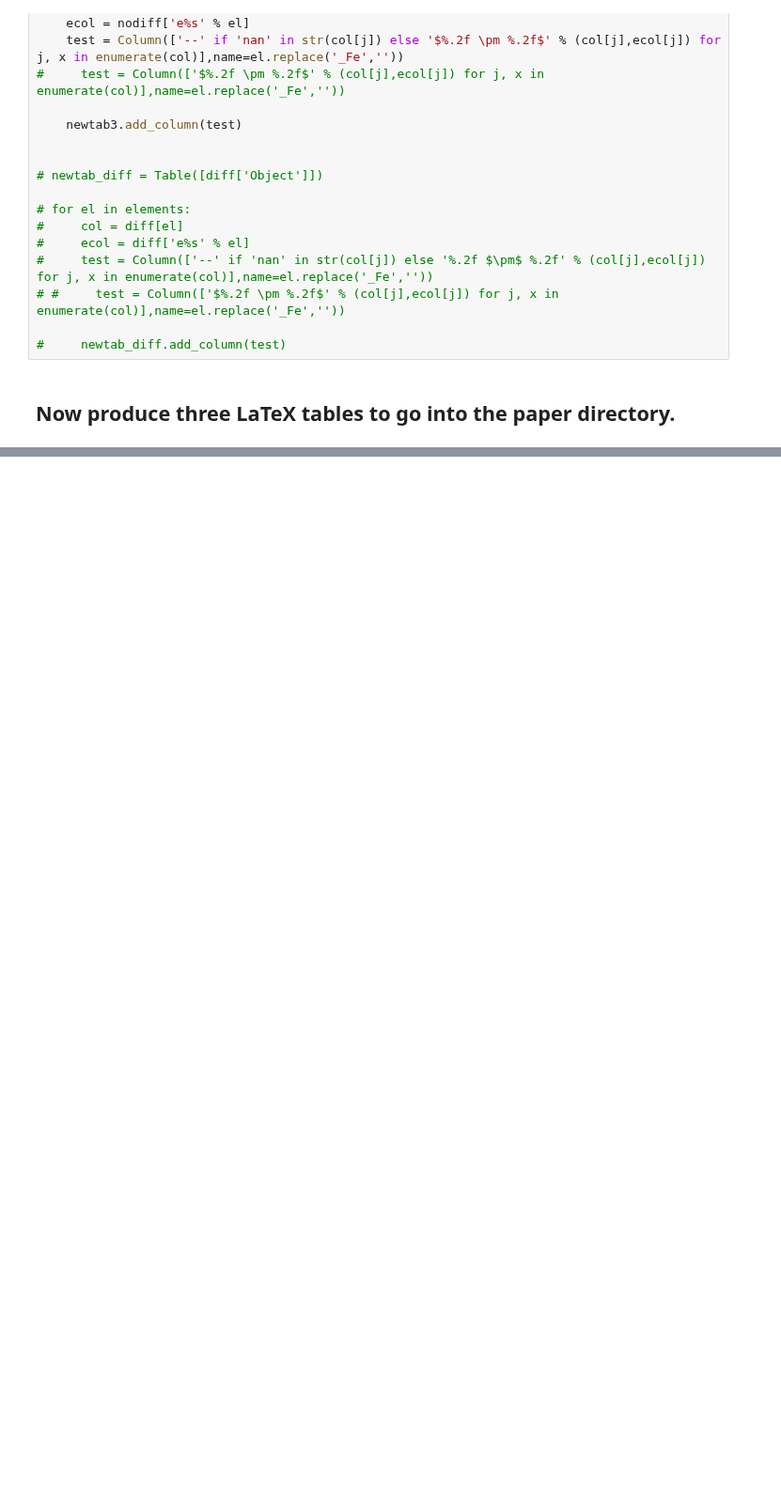
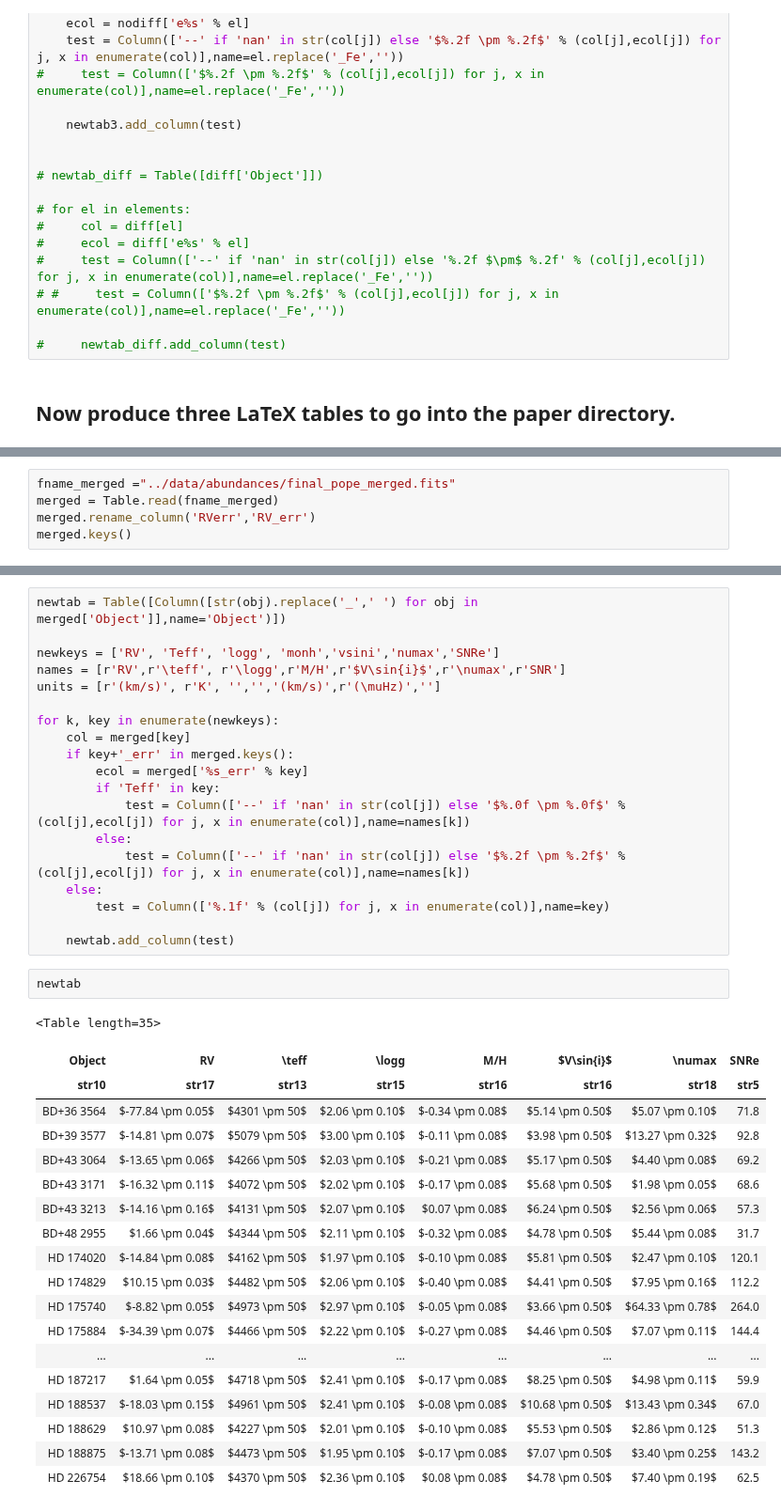
Before and after one commit to benjaminpope/smearcampaign, a Jupyter notebook: notebooks/read_abundances.ipynb, the cells around one changed output, grey strips where cells are left out. Shown at 94% size. Drawn from its saved outputs; the diff is of its cells as text; blank space fills up the shorter version.

```diff
--- a/notebooks/read_abundances.ipynb
+++ b/notebooks/read_abundances.ipynb
@@ -147,0 +150,5 @@ newtab3.write('../paper/abundances_3.tex',format='latex',latexdict=latexdict,cap
+# %%
+fname_merged ="../data/abundances/final_pope_merged.fits"
+merged = Table.read(fname_merged)
+merged.rename_column('RVerr','RV_err')
+merged.keys()
@@ -147,0 +173,41 @@ newtab3.write('../paper/abundances_3.tex',format='latex',latexdict=latexdict,cap
+# %%
+newtab = Table([Column([str(obj).replace('_',' ') for obj in merged['Object']],name='Object')])
+
+newkeys = ['RV', 'Teff', 'logg', 'monh','vsini','numax','SNRe']
+names = [r'RV',r'\teff', r'\logg',r'M/H',r'$V\sin{i}$',r'\numax',r'SNR']
+units = [r'(km/s)', r'K', '','','(km/s)',r'(\muHz)','']
+
+for k, key in enumerate(newkeys):
+    col = merged[key]
+    if key+'_err' in merged.keys():
+        ecol = merged['%s_err' % key]
+        if 'Teff' in key:
+            test = Column(['--' if 'nan' in str(col[j]) else '$%.0f \pm %.0f$' % (col[j],ecol[j]) for j, x in enumerate(col)],name=names[k])
+        else:
+            test = Column(['--' if 'nan' in str(col[j]) else '$%.2f \pm %.2f$' % (col[j],ecol[j]) for j, x in enumerate(col)],name=names[k])
+    else:
+        test = Column(['%.1f' % (col[j]) for j, x in enumerate(col)],name=key)
+
+    newtab.add_column(test)
+# %%
+newtab
+# %% [output]
+<Table length=35>
+| Object | RV | \teff | \logg | M/H | $V\sin{i}$ | \numax | SNRe |
+| str10 | str17 | str13 | str15 | str16 | str16 | str18 | str5 |
+| BD+36 3564 | $-77.84 \pm 0.05$ | $4301 \pm 50$ | $2.06 \pm 0.10$ | $-0.34 \pm 0.08$ | $5.14 \pm 0.50$ | $5.07 \pm 0.10$ | 71.8 |
+| BD+39 3577 | $-14.81 \pm 0.07$ | $5079 \pm 50$ | $3.00 \pm 0.10$ | $-0.11 \pm 0.08$ | $3.98 \pm 0.50$ | $13.27 \pm 0.32$ | 92.8 |
+| BD+43 3064 | $-13.65 \pm 0.06$ | $4266 \pm 50$ | $2.03 \pm 0.10$ | $-0.21 \pm 0.08$ | $5.17 \pm 0.50$ | $4.40 \pm 0.08$ | 69.2 |
+| BD+43 3171 | $-16.32 \pm 0.11$ | $4072 \pm 50$ | $2.02 \pm 0.10$ | $-0.17 \pm 0.08$ | $5.68 \pm 0.50$ | $1.98 \pm 0.05$ | 68.6 |
+| BD+43 3213 | $-14.16 \pm 0.16$ | $4131 \pm 50$ | $2.07 \pm 0.10$ | $0.07 \pm 0.08$ | $6.24 \pm 0.50$ | $2.56 \pm 0.06$ | 57.3 |
+| BD+48 2955 | $1.66 \pm 0.04$ | $4344 \pm 50$ | $2.11 \pm 0.10$ | $-0.32 \pm 0.08$ | $4.78 \pm 0.50$ | $5.44 \pm 0.08$ | 31.7 |
+| HD 174020 | $-14.84 \pm 0.08$ | $4162 \pm 50$ | $1.97 \pm 0.10$ | $-0.10 \pm 0.08$ | $5.81 \pm 0.50$ | $2.47 \pm 0.10$ | 120.1 |
+| HD 174829 | $10.15 \pm 0.03$ | $4482 \pm 50$ | $2.06 \pm 0.10$ | $-0.40 \pm 0.08$ | $4.41 \pm 0.50$ | $7.95 \pm 0.16$ | 112.2 |
+| HD 175740 | $-8.82 \pm 0.05$ | $4973 \pm 50$ | $2.97 \pm 0.10$ | $-0.05 \pm 0.08$ | $3.66 \pm 0.50$ | $64.33 \pm 0.78$ | 264.0 |
+| HD 175884 | $-34.39 \pm 0.07$ | $4466 \pm 50$ | $2.22 \pm 0.10$ | $-0.27 \pm 0.08$ | $4.46 \pm 0.50$ | $7.07 \pm 0.11$ | 144.4 |
+| ... | ... | ... | ... | ... | ... | ... | ... |
+| HD 187217 | $1.64 \pm 0.05$ | $4718 \pm 50$ | $2.41 \pm 0.10$ | $-0.17 \pm 0.08$ | $8.25 \pm 0.50$ | $4.98 \pm 0.11$ | 59.9 |
+| HD 188537 | $-18.03 \pm 0.15$ | $4961 \pm 50$ | $2.41 \pm 0.10$ | $-0.08 \pm 0.08$ | $10.68 \pm 0.50$ | $13.43 \pm 0.34$ | 67.0 |
+| HD 188629 | $10.97 \pm 0.08$ | $4227 \pm 50$ | $2.01 \pm 0.10$ | $-0.10 \pm 0.08$ | $5.53 \pm 0.50$ | $2.86 \pm 0.12$ | 51.3 |
+| HD 188875 | $-13.71 \pm 0.08$ | $4473 \pm 50$ | $1.95 \pm 0.10$ | $-0.17 \pm 0.08$ | $7.07 \pm 0.50$ | $3.40 \pm 0.25$ | 143.2 |
+| HD 226754 | $18.66 \pm 0.10$ | $4370 \pm 50$ | $2.36 \pm 0.10$ | $0.08 \pm 0.08$ | $4.78 \pm 0.50$ | $7.40 \pm 0.19$ | 62.5 |
```
Also changed, not shown: parts of 4 cells of this notebook, 3 other files.
